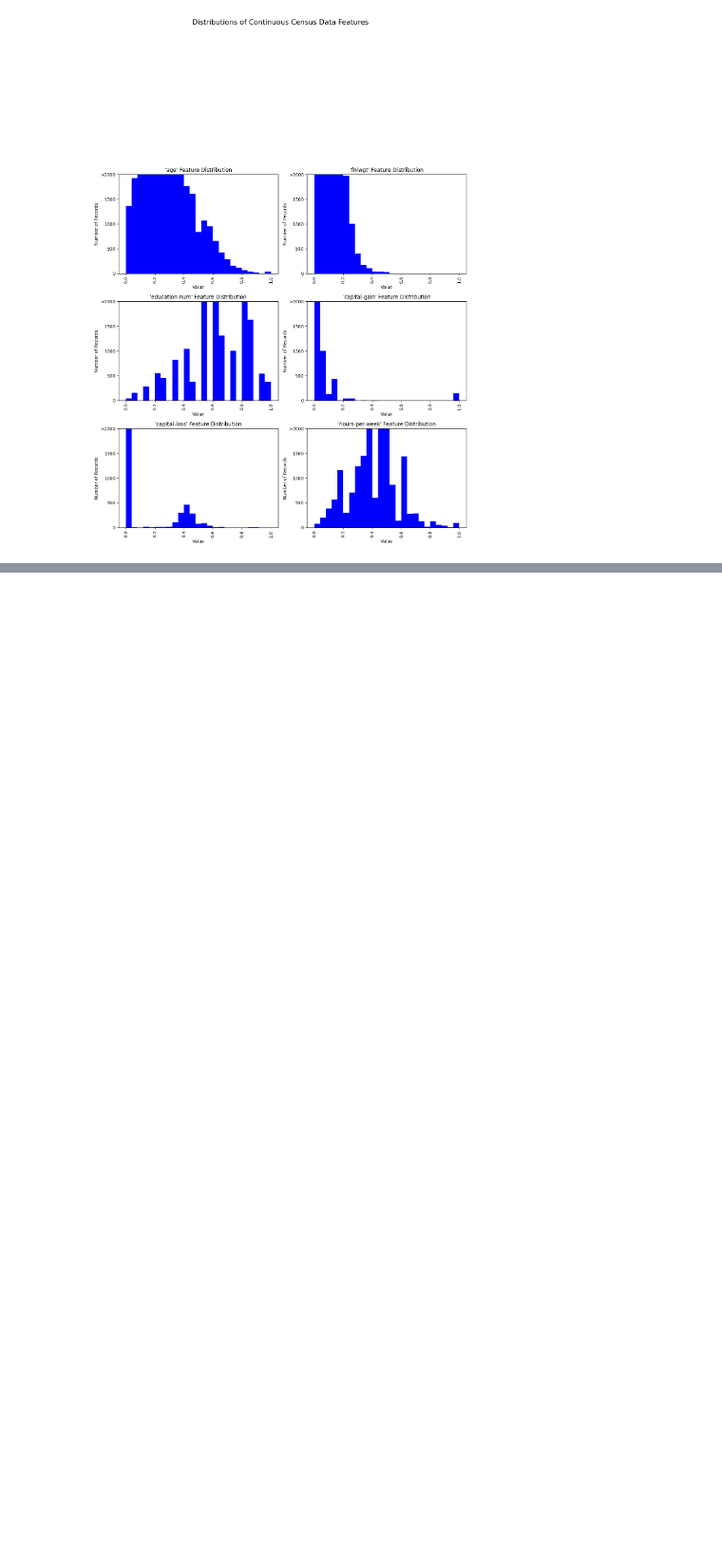
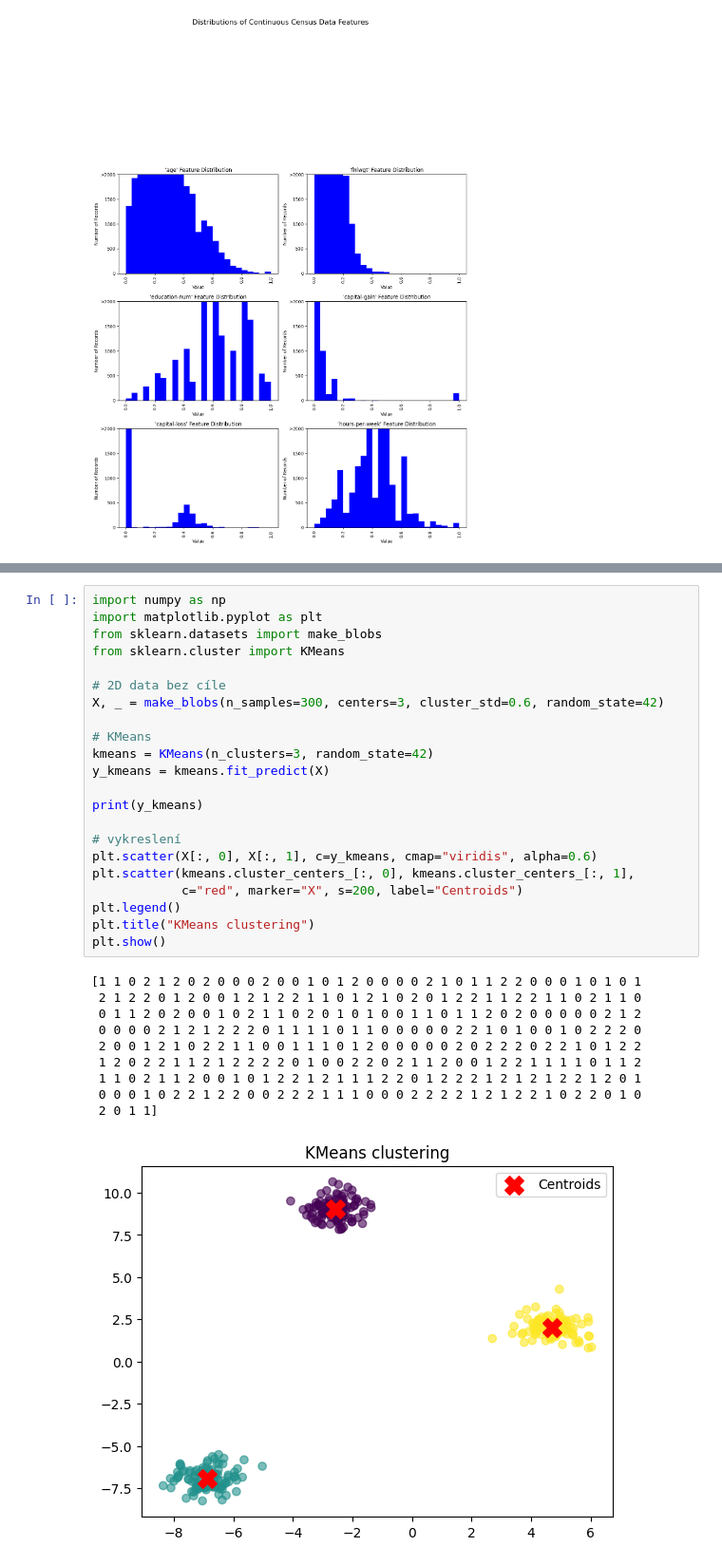
Before and after one commit to Marty808s/STATNICE-SZZ-PB_SZZ-VB, a Jupyter notebook: PI/USU/USU_2.ipynb, the cells around one changed output, grey strips where cells are left out. Shown: that part at 95% size. Saved outputs shown, nothing was run; the diff lists cells and outputs as text; blank space fills up the shorter version.

```diff
--- a/PI/USU/USU_2.ipynb
+++ b/PI/USU/USU_2.ipynb
@@ -523,0 +678,33 @@ print(X)
+# %%
+import numpy as np
+import matplotlib.pyplot as plt
+from sklearn.datasets import make_blobs
+from sklearn.cluster import KMeans
+
+# 2D data bez cíle
+X, _ = make_blobs(n_samples=300, centers=3, cluster_std=0.6, random_state=42)
+
+# KMeans
+kmeans = KMeans(n_clusters=3, random_state=42)
+y_kmeans = kmeans.fit_predict(X)
+
+print(y_kmeans)
+
+# vykreslení
+plt.scatter(X[:, 0], X[:, 1], c=y_kmeans, cmap="viridis", alpha=0.6)
+plt.scatter(kmeans.cluster_centers_[:, 0], kmeans.cluster_centers_[:, 1],
+            c="red", marker="X", s=200, label="Centroids")
+plt.legend()
+plt.title("KMeans clustering")
+plt.show()
+# %% [output]
+[1 1 0 2 1 2 0 2 0 0 0 2 0 0 1 0 1 2 0 0 0 0 2 1 0 1 1 2 2 0 0 0 1 0 1 0 1
+ 2 1 2 2 0 1 2 0 0 1 2 1 2 2 1 1 0 1 2 1 0 2 0 1 2 2 1 1 2 2 1 1 0 2 1 1 0
+ 0 1 1 2 0 2 0 0 1 0 2 1 1 0 2 0 1 0 1 0 0 1 1 0 1 1 2 0 2 0 0 0 0 0 2 1 2
+ 0 0 0 0 2 1 2 1 2 2 2 0 1 1 1 1 0 1 1 0 0 0 0 0 2 2 1 0 1 0 0 1 0 2 2 2 0
+ 2 0 0 1 2 1 0 2 2 1 1 0 0 1 1 1 0 1 2 0 0 0 0 0 2 0 2 2 2 0 2 2 1 0 1 2 2
+ 1 2 0 2 2 1 1 2 1 2 2 2 2 0 1 0 0 2 2 0 2 1 1 2 0 0 1 2 2 1 1 1 1 0 1 1 2
+ 1 1 0 2 1 1 2 0 0 1 0 1 2 2 1 2 1 1 1 2 2 0 1 2 2 2 1 2 1 2 1 2 2 1 2 0 1
+ 0 0 0 1 0 2 2 1 2 2 0 0 2 2 2 1 1 1 0 0 0 2 2 2 2 1 2 1 2 2 1 0 2 2 0 1 0
+ 2 0 1 1]
+[figure, added]
```
Also changed, not shown: parts of 12 cells of this notebook, 1 other file.
